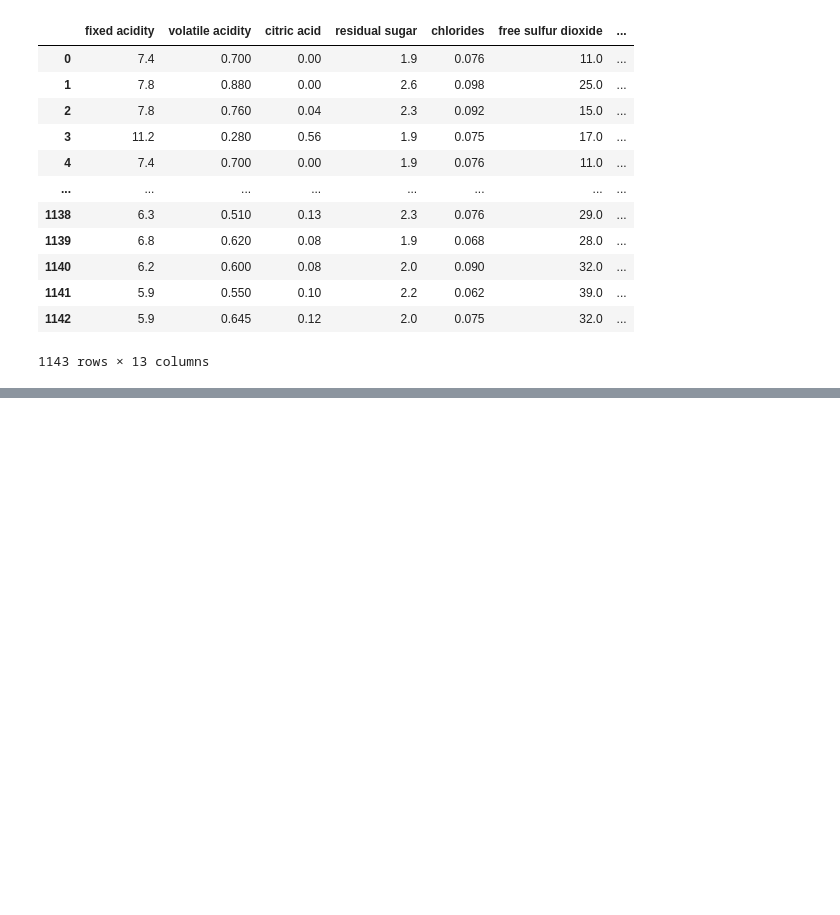
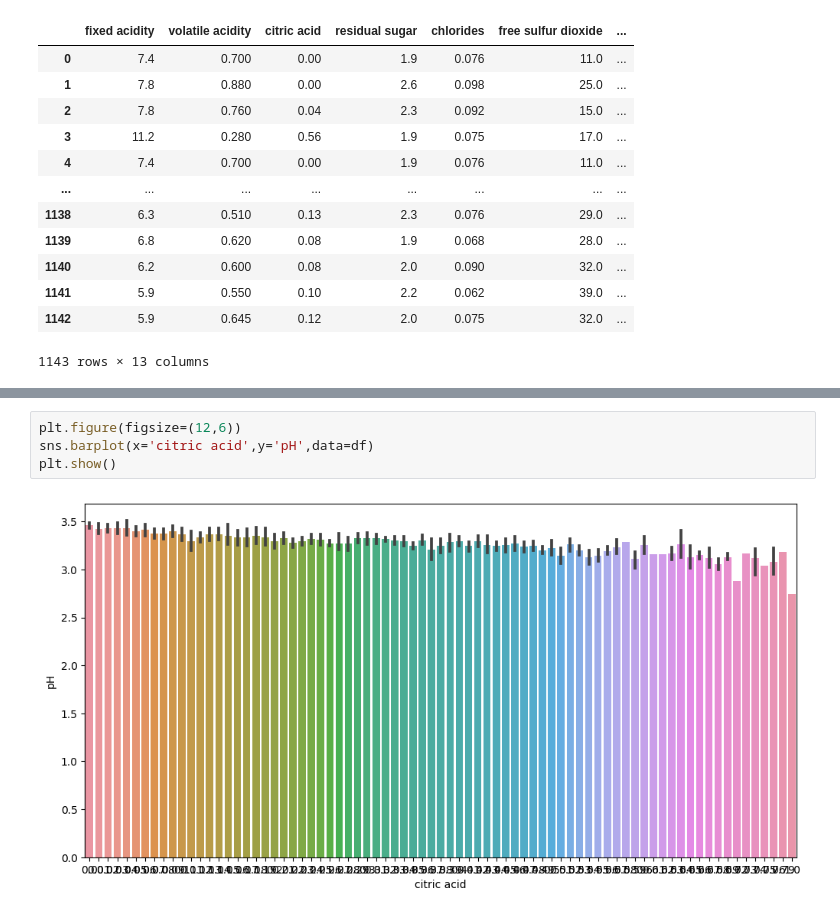
Before and after one commit to dhruvsheh/DJSR-TASKS, a Jupyter notebook: testWINEds.ipynb, the cells around one changed output, grey strips where cells are left out. Saved outputs shown, nothing was run; the diff lists cells and outputs as text; blank space fills up the shorter version.

```diff
--- a/testWINEds.ipynb
+++ b/testWINEds.ipynb
@@ -26,0 +71,6 @@ df
+# %%
+plt.figure(figsize=(12,6))
+sns.barplot(x='citric acid',y='pH',data=df)
+plt.show()
+# %% [output]
+[figure, added]
```
Also changed, not shown: parts of 10 cells of this notebook.
